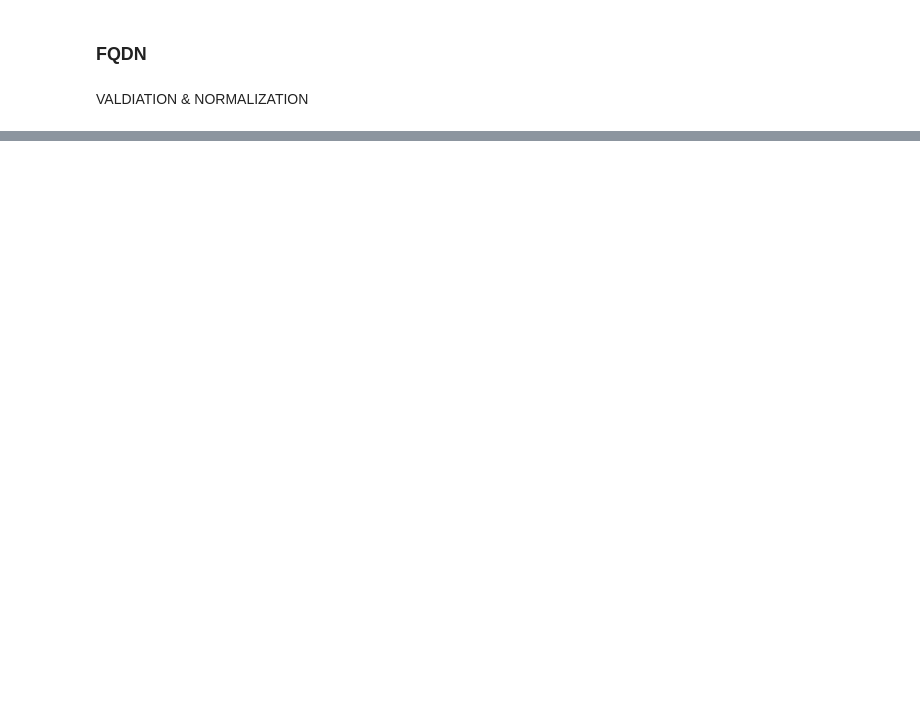
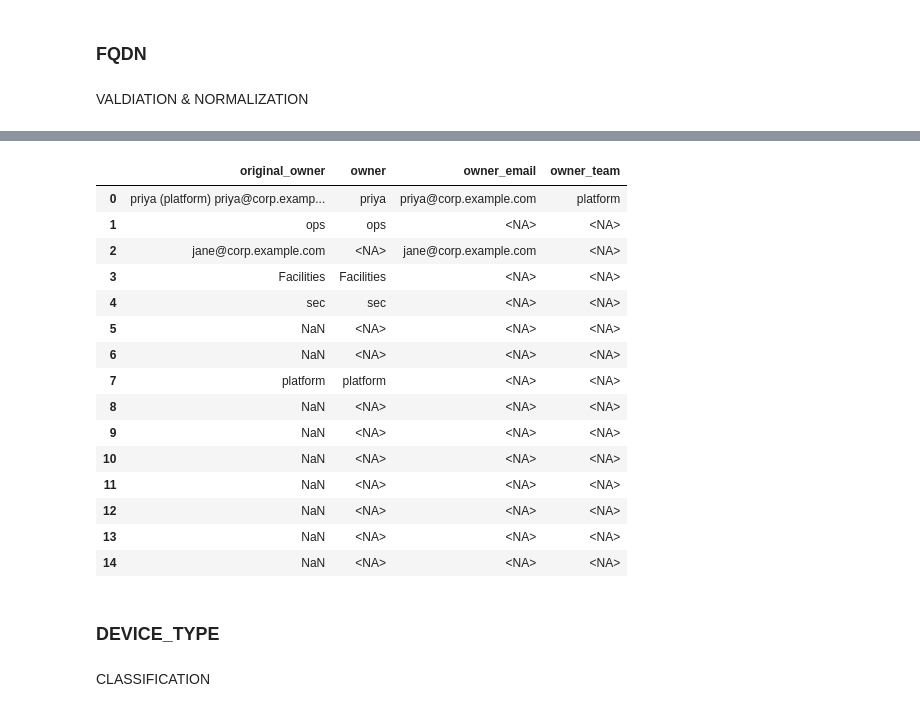
Before and after one commit to jperal720/network-inventory-cleaning-and-validation, a Jupyter notebook: notebooks/data_cleansing.ipynb, the cells around one changed output, grey strips where cells are left out. Drawn from its saved outputs; the diff is of its cells as text; code cells hidden in the pictures; blank space fills up the shorter version.

```diff
--- a/notebooks/data_cleansing.ipynb
+++ b/notebooks/data_cleansing.ipynb
@@ -432,0 +541,61 @@ df_fqdn
+# %%
+def parse_owner(owner_str):
+    """
+    Parses a single owner string into (owner, owner_email, owner_team).
+
+    Returns:
+        tuple: (owner, owner_email, owner_team)
+    """
+    if pd.isna(owner_str) or not str(owner_str).strip():
+        return (pd.NA, pd.NA, pd.NA)
+
+    s = str(owner_str).strip()
+
+    # Regex for email detection
+    email_pattern = re.compile(r"[\w\.-]+@[\w\.-]+\.\w+")
+
+    # Extract email if present
+    email_match = email_pattern.search(s)
+    email = email_match.group(0) if email_match else pd.NA
+    s_no_email = email_pattern.sub("", s).strip()
+
+    # Extract team (inside parentheses)
+    team_match = re.search(r"\((.*?)\)", s_no_email)
+    team = team_match.group(1).strip() if team_match else pd.NA
+    s_no_paren = re.sub(r"\(.*?\)", "", s_no_email).strip()
+
+    # Remaining part is likely the owner name or alias
+    owner = s_no_paren if s_no_paren else pd.NA
+
+    # TODO: TRACEABILITY STEP FOR OWNER ONLY
+
+    return (owner, email, team)
+# %%
+# TODO: MIGHT HAVE TO PASS THIS ONE THROUGH THE LLM
+df_owner = pd.DataFrame()
+df_owner['original_owner'] = df_raw['owner']
+df_owner[['owner', 'owner_email', 'owner_team']] = df_raw['owner'].apply(
+    lambda x: parse_owner(x)
+).apply(pd.Series)
+df_owner
+# %% [output]
+|  | original_owner | owner | owner_email | owner_team |
+| 0 | priya (platform) priya@corp.examp... | priya | priya@corp.example.com | platform |
+| 1 | ops | ops | <NA> | <NA> |
+| 2 | jane@corp.example.com | <NA> | jane@corp.example.com | <NA> |
+| 3 | Facilities | Facilities | <NA> | <NA> |
+| 4 | sec | sec | <NA> | <NA> |
+| 5 | NaN | <NA> | <NA> | <NA> |
+| 6 | NaN | <NA> | <NA> | <NA> |
+| 7 | platform | platform | <NA> | <NA> |
+| 8 | NaN | <NA> | <NA> | <NA> |
+| 9 | NaN | <NA> | <NA> | <NA> |
+| 10 | NaN | <NA> | <NA> | <NA> |
+| 11 | NaN | <NA> | <NA> | <NA> |
+| 12 | NaN | <NA> | <NA> | <NA> |
+| 13 | NaN | <NA> | <NA> | <NA> |
+| 14 | NaN | <NA> | <NA> | <NA> |
+# %% [markdown]
+### DEVICE_TYPE
+# %% [markdown]
+CLASSIFICATION
```
Also changed, not shown: parts of 24 cells of this notebook.
